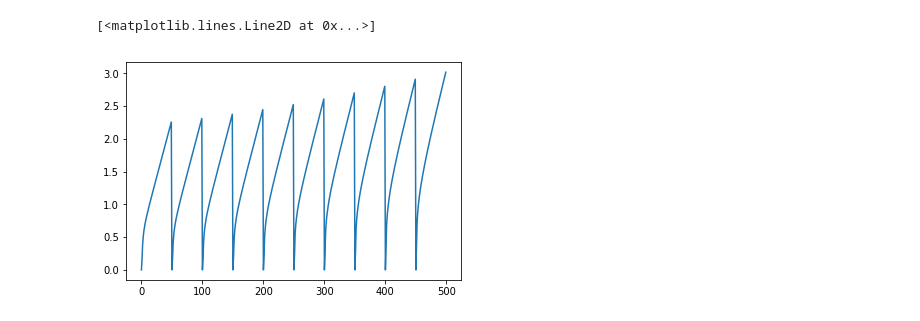
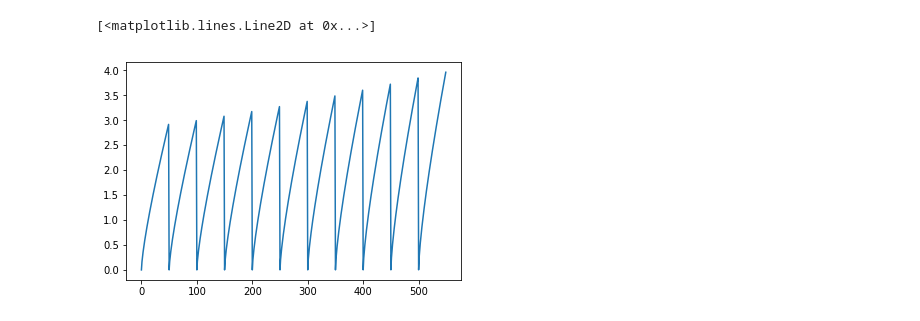
Before and after one commit to EricHuang49/BootCamp2019, a Jupyter notebook: ProblemSets/Econ/Week 4/Firm_Entry_Exit.ipynb, the cells around one changed output. Drawn from its saved outputs; the diff is of its cells as text; code cells hidden in the pictures.

```diff
--- a/ProblemSets/Econ/Week 4/Firm_Entry_Exit.ipynb
+++ b/ProblemSets/Econ/Week 4/Firm_Entry_Exit.ipynb
@@ -231,5 +133,5 @@ Iteration 250: max diff = 0.0000011
 # %%
-plt.plot(V)
+plt.plot(gk)
 # %% [output]
 [<matplotlib.lines.Line2D at 0x...>]
-[figure, old version]
+[figure, new version]
```
Also changed, not shown: parts of 7 cells of this notebook, 2 other files.
